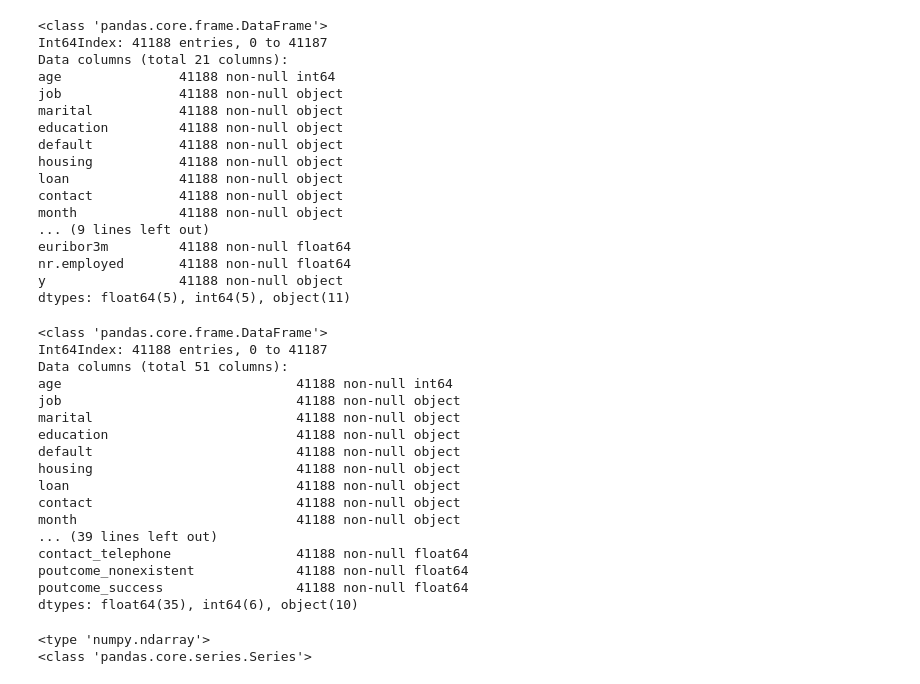
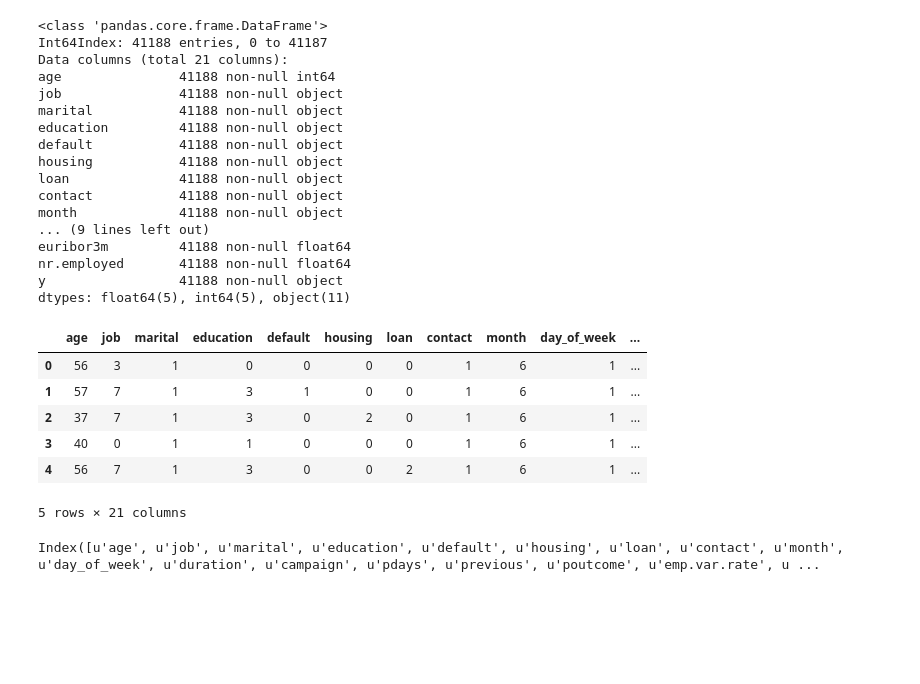
Before and after one commit to tuckersilva/DAT_SF_13_homework, a Jupyter notebook: Homework3.ipynb, the cells around one changed output. Cells and saved outputs as stored; diff of their text form; code cells hidden in the pictures; blank space fills up the shorter version.

```diff
--- a/Homework3.ipynb
+++ b/Homework3.ipynb
@@ -300,52 +163,29 @@ fullbank_data = pd.concat([fullbank_data, loan_dummies], axis=1)
-# %%
-pd.get_dummies(fullbank_data.job, prefix='job')
-
-job_dummies = pd.get_dummies(fullbank_data.job, prefix='job').ix[:, 1:]
-
-fullbank_data = pd.concat([fullbank_data, job_dummies], axis=1)
-# %%
-pd.get_dummies(fullbank_data.contact, prefix='contact')
-
-contact_dummies = pd.get_dummies(fullbank_data.contact, prefix='contact').ix[:, 1:]
-
-fullbank_data = pd.concat([fullbank_data, contact_dummies], axis=1)
-# %%
-pd.get_dummies(fullbank_data.poutcome, prefix='poutcome')
-
-poutcome_dummies = pd.get_dummies(fullbank_data.poutcome, prefix='poutcome').ix[:, 1:]
-
-fullbank_data = pd.concat([fullbank_data, poutcome_dummies], axis=1)
-# %%
-fullbank_data['y'] = fullbank_data.y.map({'no':0, 'yes':1})
+# %%
+fullbank_categorical_variables = ['job', 'marital', 'education', 'contact', 'month', 'day_of_week', 'poutcome']
+fullbank_binary_variables = ['default', 'housing', 'loan', 'y']
+
+fullbank_string_variables = fullbank_categorical_variables + fullbank_binary_variables
+
+
+fullbank_numerical = fullbank_data.copy()
+fullbank_encoder_dict = {}
+
+for col in fullbank_string_variables:
+    le = preprocessing.LabelEncoder()
+    le.fit(fullbank_data[col])
+    fullbank_encoder_dict[col] = le
+    fullbank_numerical[col] = le.transform(fullbank_data[col])
+
+fullbank_numerical.head()
+# %% [output]
+|  | age | job | marital | education | default | housing | loan | contact | month | day_of_week | ... |
+| 0 | 56 | 3 | 1 | 0 | 0 | 0 | 0 | 1 | 6 | 1 | ... |
+| 1 | 57 | 7 | 1 | 3 | 1 | 0 | 0 | 1 | 6 | 1 | ... |
+| 2 | 37 | 7 | 1 | 3 | 0 | 2 | 0 | 1 | 6 | 1 | ... |
+| 3 | 40 | 0 | 1 | 1 | 0 | 0 | 0 | 1 | 6 | 1 | ... |
+| 4 | 56 | 7 | 1 | 3 | 0 | 0 | 2 | 1 | 6 | 1 | ... |
+5 rows × 21 columns
 # %%
-fullbank_data.info()
+fullbank_data.columns
 # %% [output]
-<class 'pandas.core.frame.DataFrame'>
-Int64Index: 41188 entries, 0 to 41187
-Data columns (total 51 columns):
-age                              41188 non-null int64
-job                              41188 non-null object
-marital                          41188 non-null object
-education                        41188 non-null object
-default                          41188 non-null object
-housing                          41188 non-null object
-loan                             41188 non-null object
-contact                          41188 non-null object
-month                            41188 non-null object
-... (39 lines left out)
-contact_telephone                41188 non-null float64
-poutcome_nonexistent             41188 non-null float64
-poutcome_success                 41188 non-null float64
-dtypes: float64(35), int64(6), object(10)
+Index([u'age', u'job', u'marital', u'education', u'default', u'housing', u'loan', u'contact', u'month', u'day_of_week', u'duration', u'campaign', u'pdays', u'previous', u'poutcome', u'emp.var.rate', u ...
-# %%
-fullbank_data['y'] = fullbank_data['y'].replace(to_replace=[1], value=1.0)
-
-features = fullbank_data.ix[15:19, 21:].values
-
-target = bank_data.y.values
-
-print type(target)
-print type(bank_data.y)
-# %% [output]
-<type 'numpy.ndarray'>
-<class 'pandas.core.series.Series'>
```
Also changed, not shown: parts of 50 cells of this notebook.
